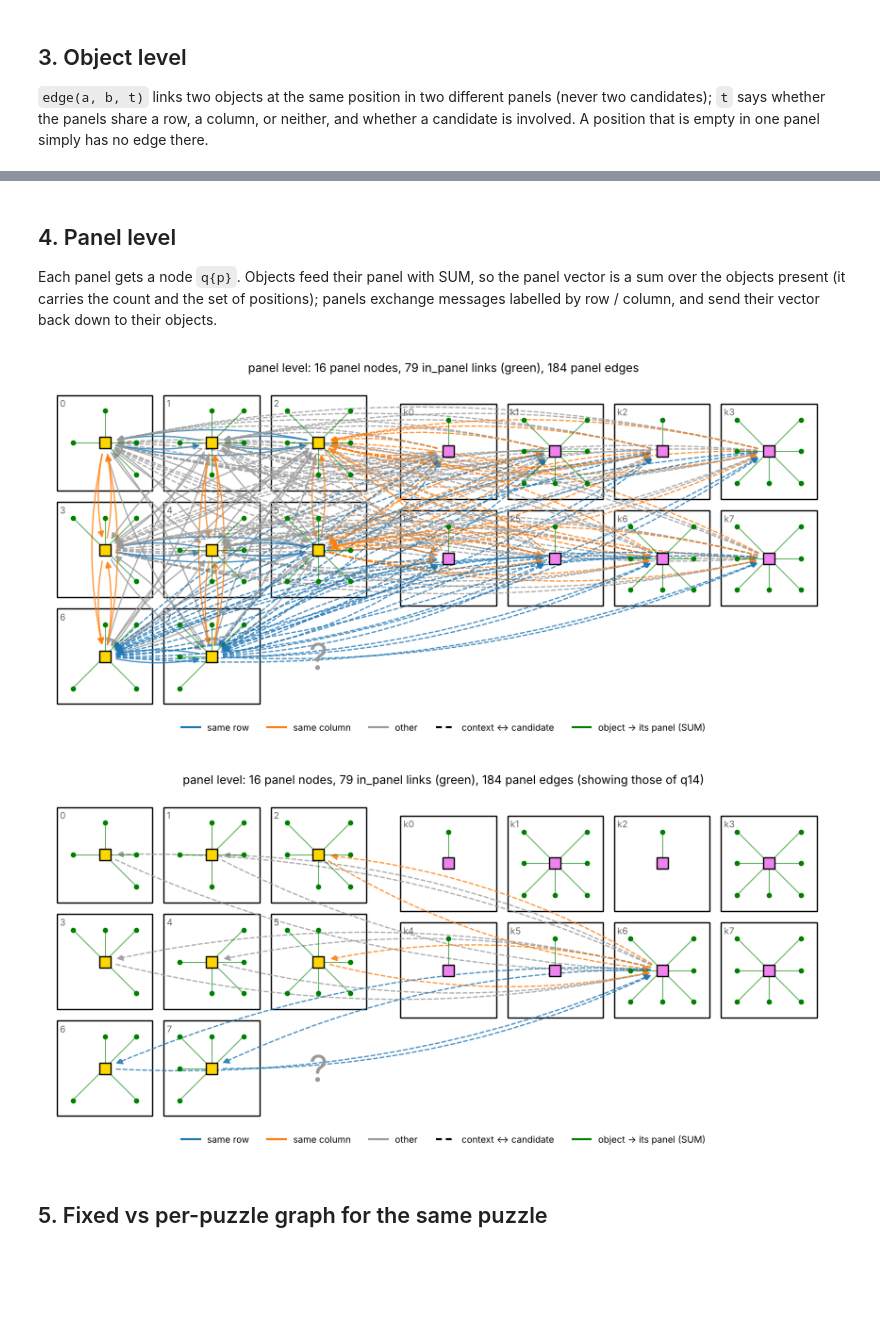
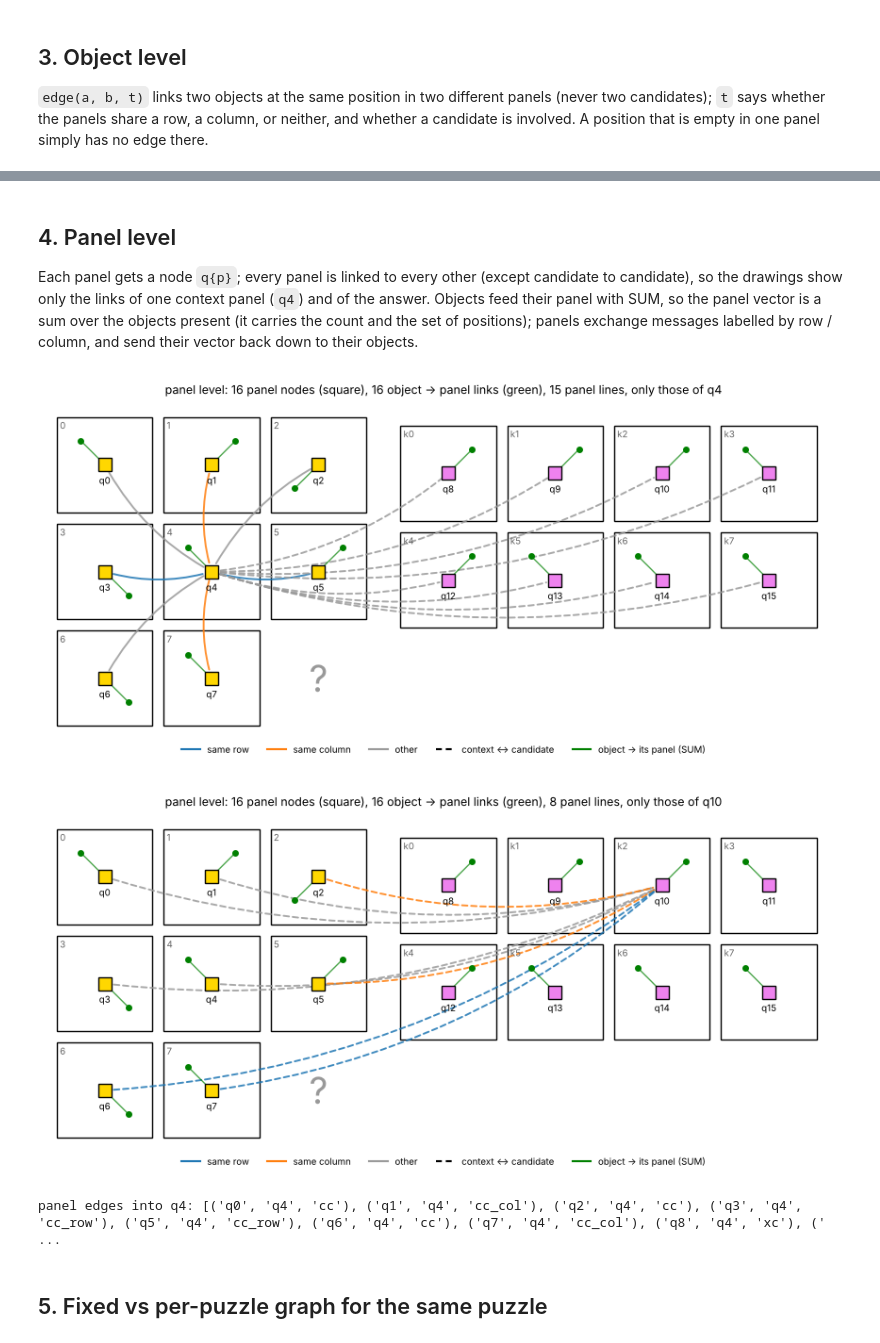
Before and after one commit to kaskare/rpm-thesis, a Jupyter notebook: notebooks/pynl_dynamic_graph.ipynb, the cells around one changed output, grey strips where cells are left out. Saved outputs shown, nothing was run; the diff lists cells and outputs as text; code cells hidden in the pictures; blank space fills up the shorter version.

```diff
--- a/notebooks/pynl_dynamic_graph.ipynb
+++ b/notebooks/pynl_dynamic_graph.ipynb
@@ -26,7 +26,7 @@ from neuralogic.nn import Adam
 import dynamic_graph as dg, graph_viz as gv, mini_raven as mr
 
 puzzles = mr.dataset(300, 1)
-pz = next(p for p in puzzles if p["grid"] == "3x3" and p["layout_rule"] == "num_prog")
+pz = mr.dataset(3000, 7)[2698]          # 2x2, one object per panel, position progression + colour progression
 # %% [markdown]
 ## 1. A puzzle
 8 context panels (the 3x3 matrix without its last cell) and 8 candidates; the answer is framed green.
@@ -86,14 +90,17 @@ gv.draw_object_graph(pz, facts, focus=focus); plt.show()
 # %% [markdown]
 ## 4. Panel level
-Each panel gets a node `q{p}`. Objects feed their panel with SUM, so the panel vector is a sum over
+Each panel gets a node `q{p}`; every panel is linked to every other (except candidate to candidate),
+so the drawings show only the links of one context panel (`q4`) and of the answer. Objects feed their panel with SUM, so the panel vector is a sum over
 the objects present (it carries the count and the set of positions); panels exchange messages labelled
 by row / column, and send their vector back down to their objects.
 # %%
-gv.draw_panel_graph(pz, facts); plt.show()
+gv.draw_panel_graph(pz, facts, focus="q4"); plt.show()
 gv.draw_panel_graph(pz, facts, focus=f"q{8 + pz['target']}"); plt.show()
+print("panel edges into q4:", [e for e in gv.parse_facts(facts)["pedge"] if e[1] == "q4"])
 # %% [output]
-[figure, old version]
+[figure, new version]
-[figure, old version]
+[figure, new version]
+panel edges into q4: [('q0', 'q4', 'cc'), ('q1', 'q4', 'cc_col'), ('q2', 'q4', 'cc'), ('q3', 'q4', 'cc_row'), ('q5', 'q4', 'cc_row'), ('q6', 'q4', 'cc'), ('q7', 'q4', 'cc_col'), ('q8', 'q4', 'xc'), (' ...
 # %% [markdown]
 ## 5. Fixed vs per-puzzle graph for the same puzzle
 # %%
```
Also changed, not shown: parts of 9 cells of this notebook, 7 other files.
